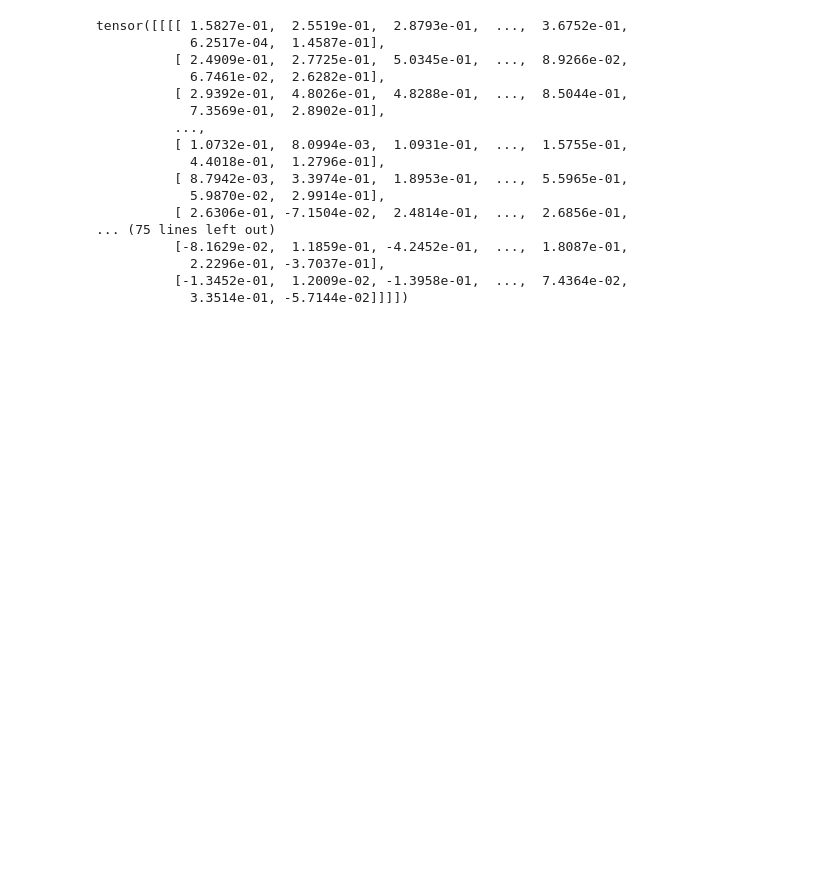
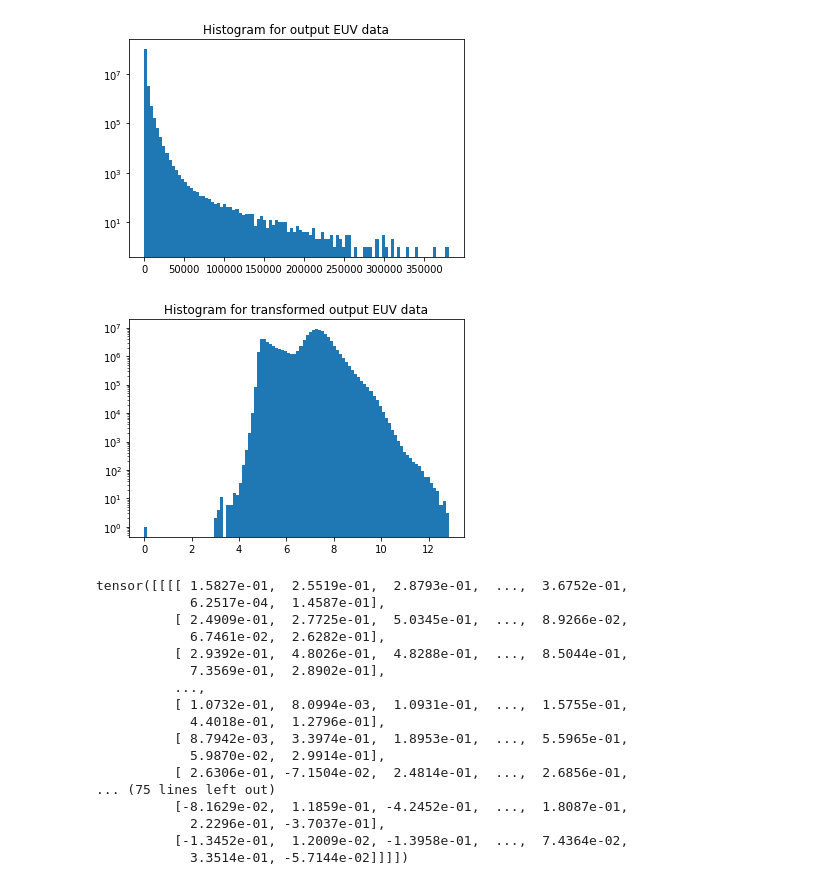
Before and after one commit to Pineci/sun-net, a Jupyter notebook: notebooks/test_dataloader.ipynb, the cells around one changed output. Cells and saved outputs as stored; diff of their text form; code cells hidden in the pictures; blank space fills up the shorter version.

```diff
--- a/notebooks/test_dataloader.ipynb
+++ b/notebooks/test_dataloader.ipynb
@@ -16,3 +37,19 @@ test_images_2 = dl.get_images(pathlib.Path('../datasets/processed/2014-06-17-H16
+# %%
+from scipy import stats
+
+
+transformed_y_arr = stats.boxcox(y_arr - np.min(y_arr) + 1, 0)
+plt.hist(y_arr, bins=100)
+plt.yscale('log', nonposy='clip')
+plt.title("Histogram for output EUV data")
+plt.show()
+plt.hist(transformed_y_arr, bins=100)
+plt.yscale('log', nonposy='clip')
+plt.title("Histogram for transformed output EUV data")
+plt.show()
+# %% [output]
+[figure, added]
+[figure, added]
 # %%
 dl.y_tensor
 # %% [output]
```
Also changed, not shown: parts of 23 cells of this notebook, 10 other files.
